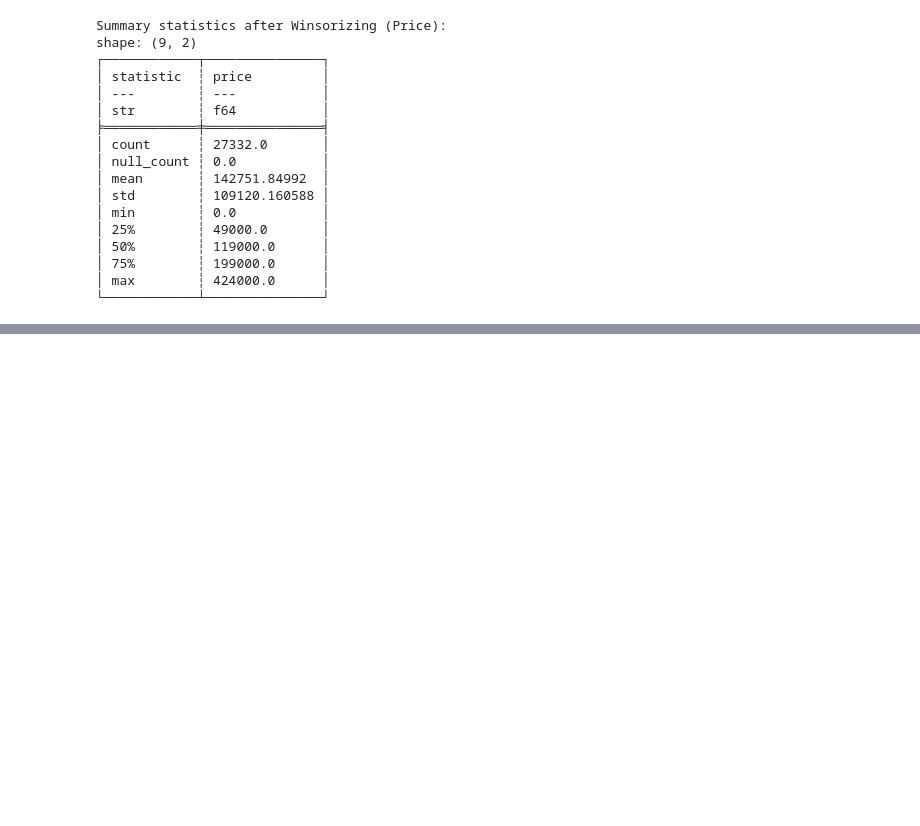
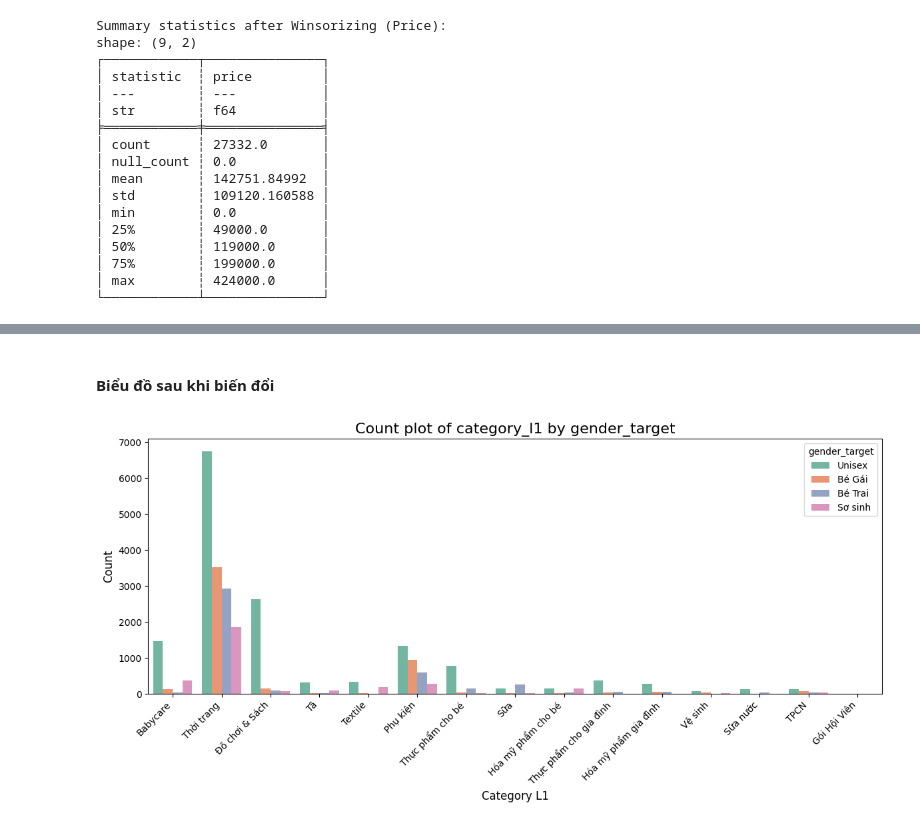
Before and after one commit to Aluminat2402/05_C_Python_For_ML, a Jupyter notebook: Task_2_Preprocessing/Task_2_Null_Out_Lier.ipynb, the cells around one changed output, grey strips where cells are left out. Saved outputs shown, nothing was run; the diff lists cells and outputs as text; code cells hidden in the pictures; blank space fills up the shorter version.

```diff
--- a/Task_2_Preprocessing/Task_2_Null_Out_Lier.ipynb
+++ b/Task_2_Preprocessing/Task_2_Null_Out_Lier.ipynb
@@ -332,0 +521,28 @@ shape: (9, 2)
+# %% [markdown]
+#### Biểu đồ sau khi biến đổi
+# %%
+import seaborn as sns
+import matplotlib.pyplot as plt
+
+# Giả sử df_item là DataFrame Polars với cột 'category_l1' và 'gender_target'
+
+# Chuyển df_item sang Pandas để dễ dàng sử dụng với seaborn
+df_item_pd = df_item.to_pandas()
+
+# Vẽ biểu đồ countplot giữa 'category_l1' và 'gender_target', với 'gender_target' là hue
+plt.figure(figsize=(12, 6))
+sns.countplot(x='category_l1', hue='gender_target', data=df_item_pd, palette="Set2")
+
+# Thêm tiêu đề và nhãn
+plt.title("Count plot of category_l1 by gender_target", fontsize=16)
+plt.xlabel('Category L1', fontsize=12)
+plt.ylabel('Count', fontsize=12)
+
+# Xoay nhãn trục x để dễ đọc
+plt.xticks(rotation=45, ha='right')
+
+# Hiển thị biểu đồ
+plt.tight_layout()
+plt.show()
+# %% [output]
+[figure, added]
```
Also changed, not shown: parts of 22 cells of this notebook.
